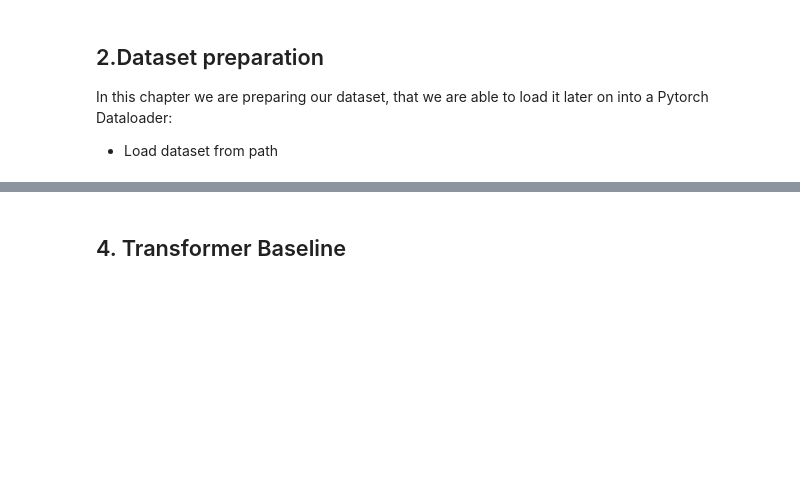
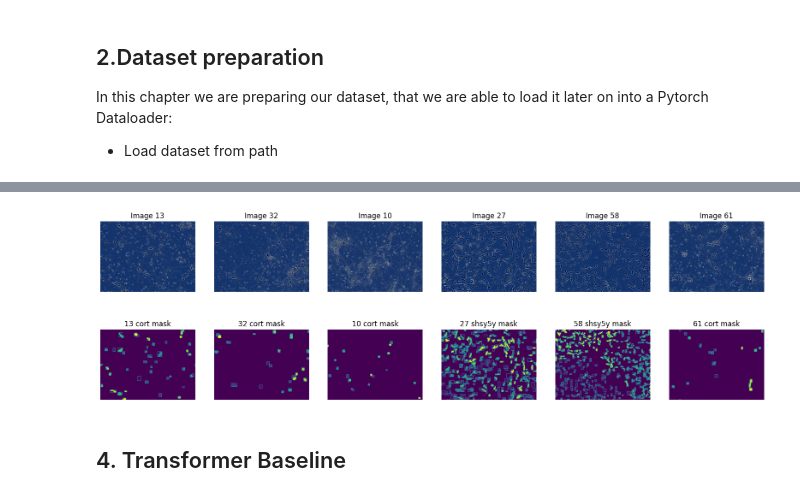
Before and after one commit to samuelhurni/ML-Cellsegmentation-HSLU-FS24, a Jupyter notebook: Sartorius_segmentation_kaggle_Sam_v001.ipynb, the cells around one changed output, grey strips where cells are left out. Cells and saved outputs as stored; diff of their text form; code cells hidden in the pictures; blank space fills up the shorter version.

```diff
--- a/Sartorius_segmentation_kaggle_Sam_v001.ipynb
+++ b/Sartorius_segmentation_kaggle_Sam_v001.ipynb
@@ -879,3 +934,33 @@ dl_train = DataLoader(ds_train, batch_size=BATCH_SIZE, shuffle=True,
+# %%
+from torch.utils.data import Dataset, DataLoader
+from torch.utils.data.dataloader import default_collate
+
+def custom_collate_fn(batch):
+    images, targets = zip(*batch)  # Unpack the batch of images and targets
+    images = torch.stack(images, dim=0)  # Stack images as they should be of the same size
+
+    # Handle variable-sized targets manually
+    # Assuming targets is a dictionary with keys like 'boxes', 'labels', etc.
+    # We'll collect these into lists or whatever format your model expects
+    collated_targets = {}
+    for key in targets[0].keys():
+        if isinstance(targets[0][key], torch.Tensor):
+            # For tensor-type data that's variable-sized, use a list to avoid size mismatch issues
+            collated_targets[key] = [target[key] for target in targets]
+        else:
+            # Use default_collate for data that can be directly collated
+            collated_targets[key] = default_collate([target[key] for target in targets])
+
+    return images, collated_targets
+
+
+
+df_train = pd.read_csv(TRAIN_CSV, nrows=5000 if TEST else None)
+
+dataset_train = ImageCellDataset(directory_path=TRAIN_PATH, data_frame=df_train, transformation_steps=get_transforms(training=True))
+# dl_train = DataLoader(dataset_train, batch_size=BATCH_SIZE, shuffle=True, num_workers=2, collate_fn=lambda x: tuple(zip(*x)))
+
+dl_train = DataLoader(dataset_train, batch_size=BATCH_SIZE, shuffle=True, num_workers=2, collate_fn=custom_collate_fn)
 # %%
 import random
 import numpy as np
@@ -891,7 +976,7 @@ def display_sampled_images(columns_count):
     figure, axis = plt.subplots(2, columns_count, figsize=(20, 6))
 
     for column in range(columns_count):
-        image, annotations = ds_train[sample_indexes[column]]
+        image, annotations = dataset_train[sample_indexes[column]]
         all_masks = np.zeros((IMG_HEIGHT, IMG_WIDTH))
         all_boxes = np.zeros((IMG_HEIGHT, IMG_WIDTH))
         axis[0][column].set_title(f"Image {sample_indexes[column]}")
@@ -899,17 +984,18 @@ def display_sampled_images(columns_count):
         axis[0][column].axis("off")
 
         for mask in annotations['masks']:
-            bounding_box = get_box(mask)
-            all_boxes = np.logical_or(all_boxes, draw_box(bounding_box))
+            bounding_box = find_bounding_box(mask)
+            all_boxes = np.logical_or(all_boxes, create_boxed_image(bounding_box))
 
-        all_masks = combine_masks(annotations['masks'], 0.5)
+        all_masks = merge_masks(annotations['masks'], 0.5)
 
         axis[1][column].set_title(f"{sample_indexes[column]} {DICT_TO_CELL[annotations['labels'][0].item()]} mask")
-        combined_detections = combine_masks_boxes(all_masks, all_boxes)
+        combined_detections = merge_masks_and_boxes(all_masks, all_boxes)
         axis[1][column].imshow(combined_detections)
         axis[1][column].axis("off")
 
     plt.show()
 
 # Example of how to call the function
-display_sampled_images(4)
+display_sampled_images(6)
+# %% [output]
@@ -916,3 +1008,4 @@ display_sampled_images(4)
+[figure, added]
 # %% [markdown]
 ## 4. Transformer Baseline
 # %%
```
Also changed, not shown: parts of 18 cells of this notebook.
